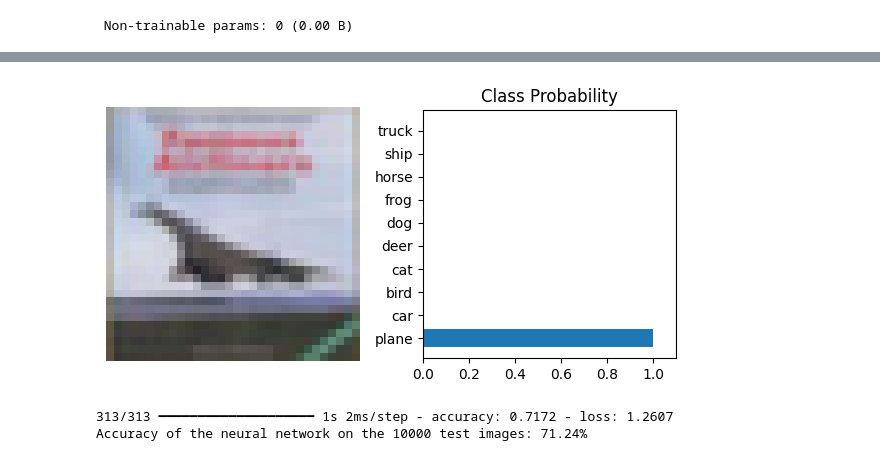
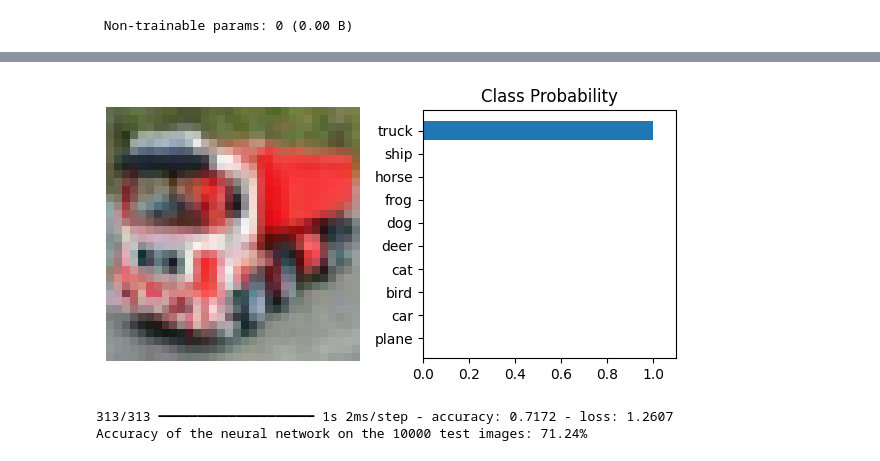
Before and after one commit to miraclestar43/TensorFlow_test, a Jupyter notebook: image_classification_cnn_tensorflow.ipynb, the cells around one changed output, grey strips where cells are left out. Cells and saved outputs as stored; diff of their text form; code cells hidden in the pictures.

```diff
--- a/image_classification_cnn_tensorflow.ipynb
+++ b/image_classification_cnn_tensorflow.ipynb
@@ -133,7 +133,7 @@ def view_classification(image, probabilities):
     ax2.set_xlim(0, 1.1)
     plt.tight_layout()
 # %%
-index = 3
+index = 666
 image, label = test_images[index], test_labels[index]
 probabilities = model.predict(image.reshape(1, 32, 32, 3))
 view_classification(image,  probabilities[0])
@@ -142,4 +142,4 @@ view_classification(image,  probabilities[0])
-[figure, old version]
+[figure, new version]
 # %%
 test_loss, test_accuracy = model.evaluate(test_images, test_labels)
 print(f'Accuracy of the neural network on the {test_images.shape[0]} test images: {test_accuracy * 100:.2f}%')
```
Also changed, not shown: parts of 1 cell of this notebook.
